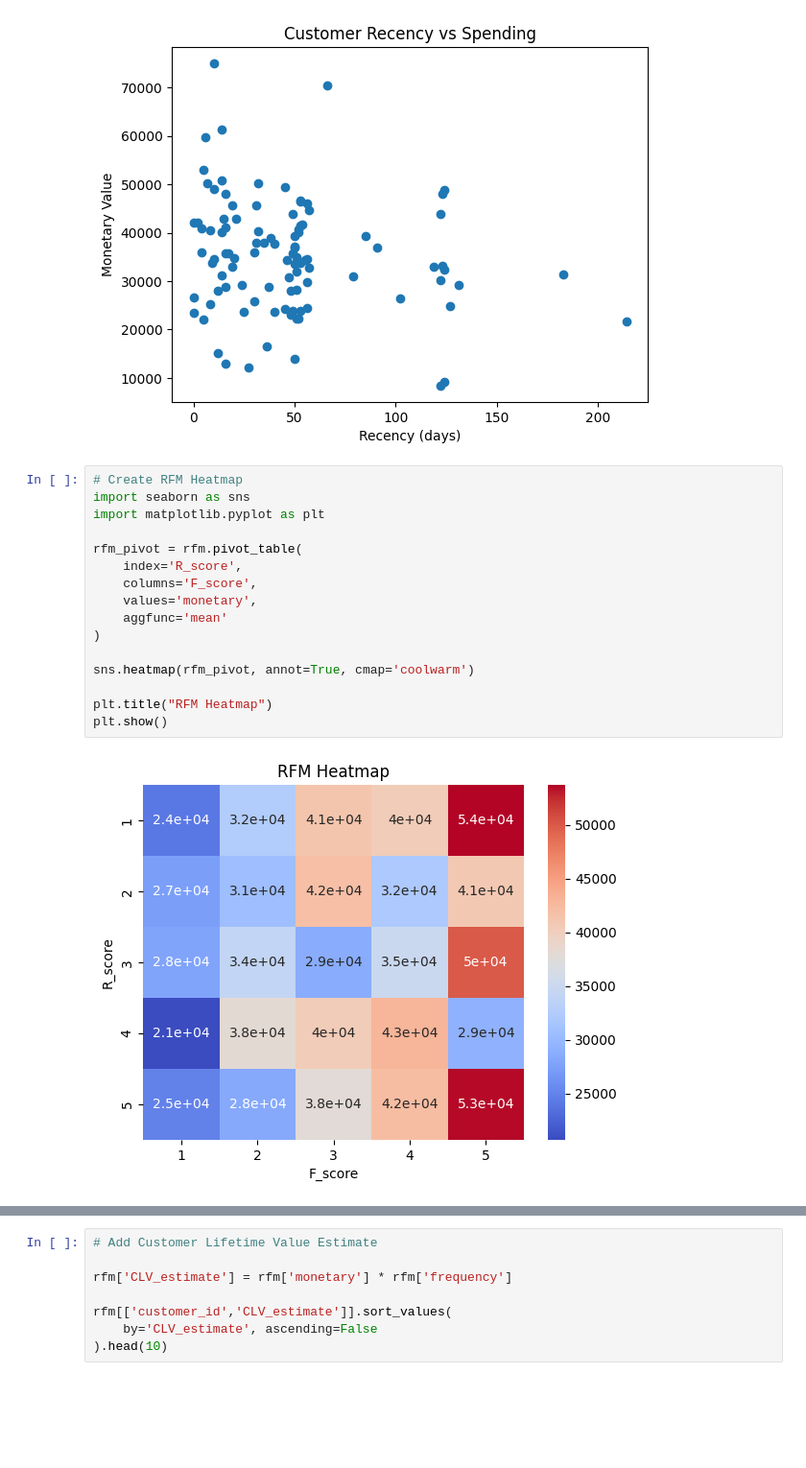
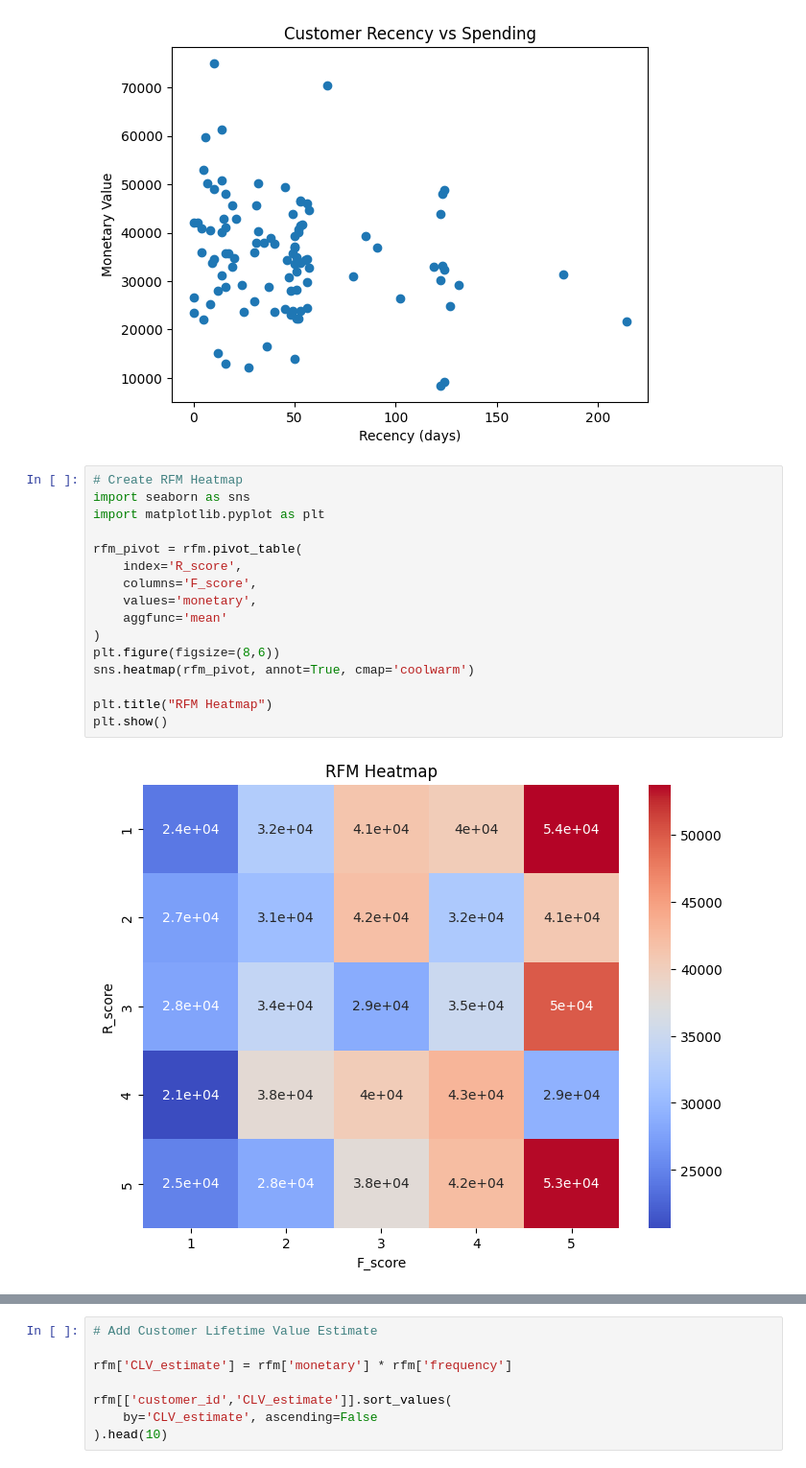
Before and after one commit to AbhilipsaPati0/Consumer360-Retail-Analytics, a Jupyter notebook: Notebooks/RFM_notebook.ipynb, the cells around one changed output, grey strips where cells are left out. Shown: that part at 96% size. Saved outputs shown, nothing was run; the diff lists cells and outputs as text; blank space fills up the shorter version.

```diff
--- a/Notebooks/RFM_notebook.ipynb
+++ b/Notebooks/RFM_notebook.ipynb
@@ -245,18 +245,18 @@ plt.show()
 # %%
 # Create RFM Heatmap
 import seaborn as sns
 import matplotlib.pyplot as plt
 
 rfm_pivot = rfm.pivot_table(
     index='R_score',
     columns='F_score',
     values='monetary',
     aggfunc='mean'
 )
-
+plt.figure(figsize=(8,6))
 sns.heatmap(rfm_pivot, annot=True, cmap='coolwarm')
 
 plt.title("RFM Heatmap")
 plt.show()
 # %% [output]
-[figure, old version]
+[figure, new version]
```
Also changed, not shown: parts of 1 cell of this notebook.
